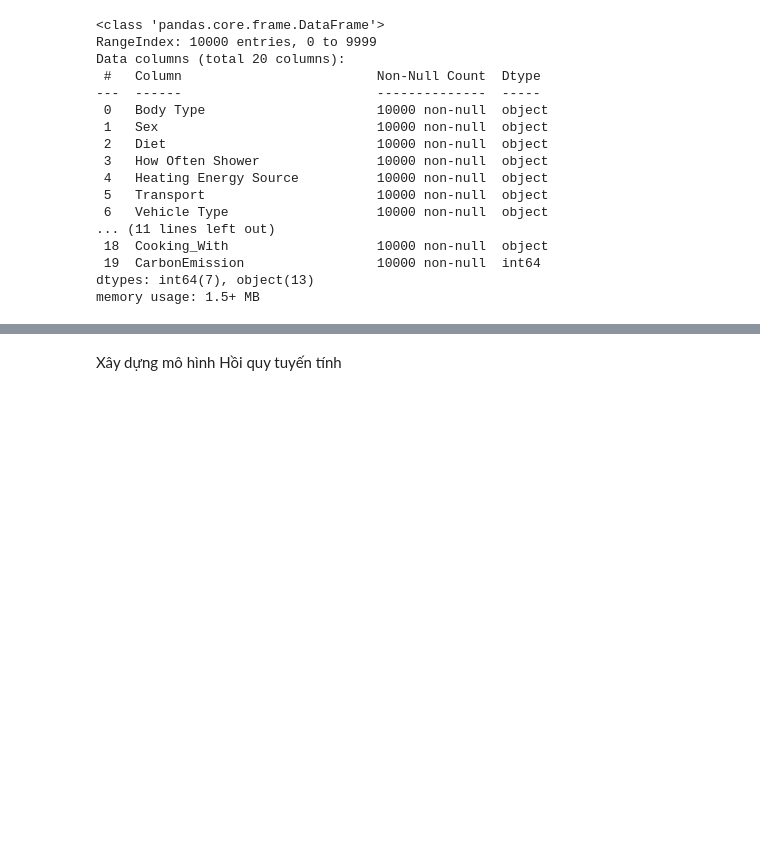
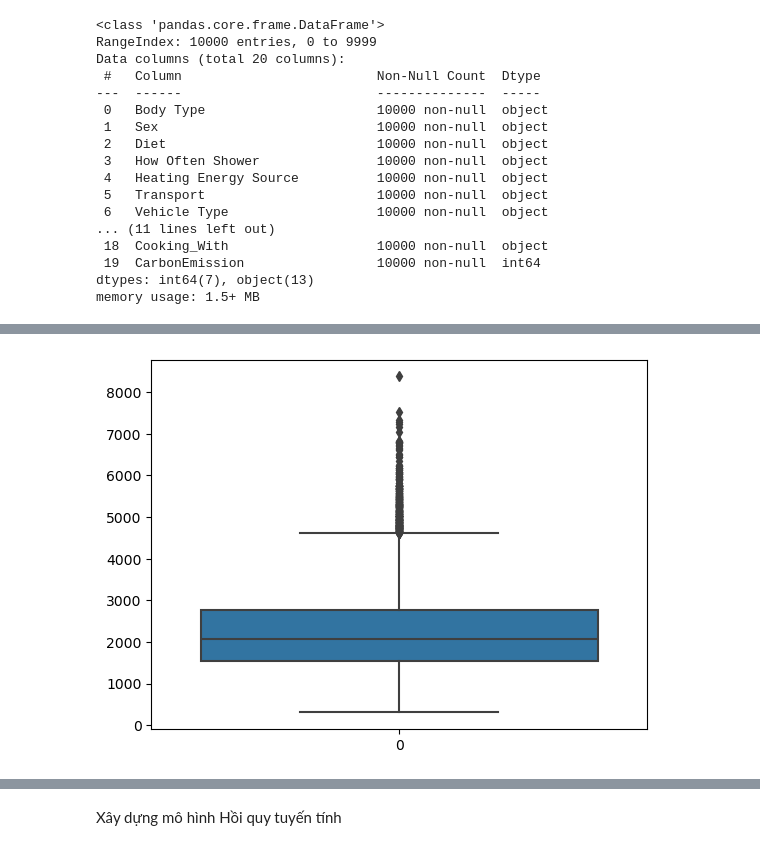
Before and after one commit to ThangQT2606/AI-ML-DL, a Jupyter notebook: CarbonEmission_AI.ipynb, the cells around one changed output, grey strips where cells are left out. Cells and saved outputs as stored; diff of their text form; code cells hidden in the pictures; blank space fills up the shorter version.

```diff
--- a/CarbonEmission_AI.ipynb
+++ b/CarbonEmission_AI.ipynb
@@ -84,0 +132,7 @@ object_columns = df.select_dtypes("object").columns.to_list()
+# %%
+import seaborn as sns
+fig, axs = plt.subplots()
+sns.boxplot(data=df['CarbonEmission'])
+plt.show()
+# %% [output]
+[figure, added]
```
Also changed, not shown: parts of 45 cells of this notebook, 2 other files.
